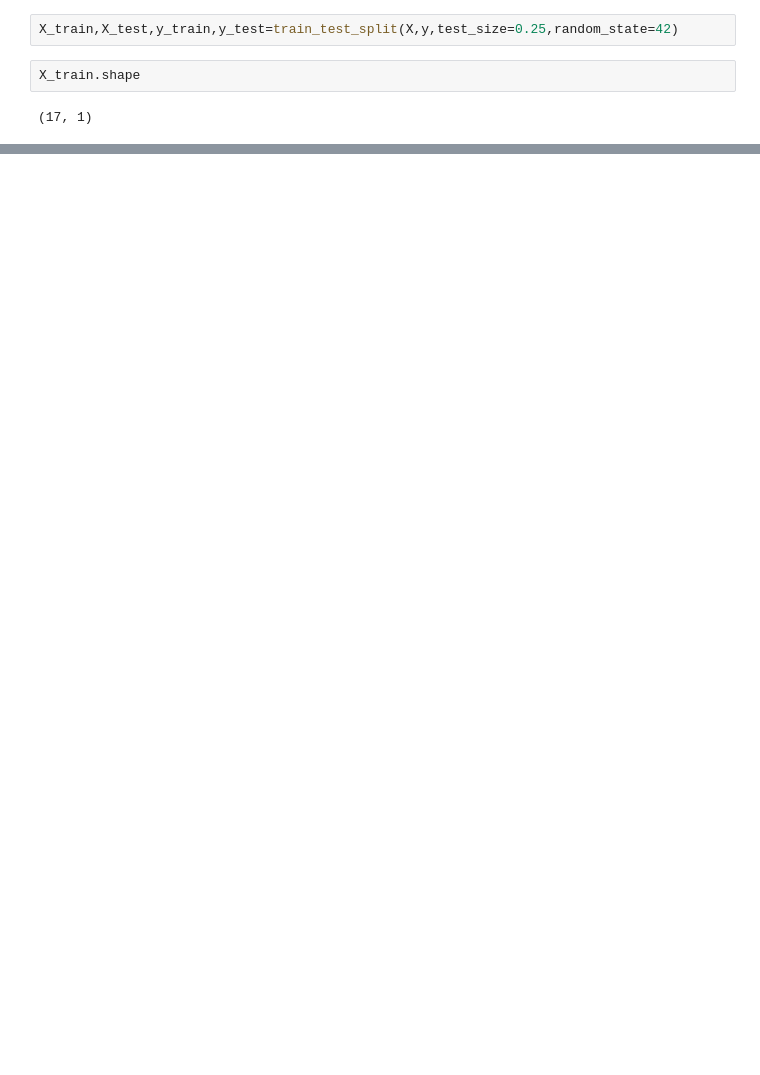
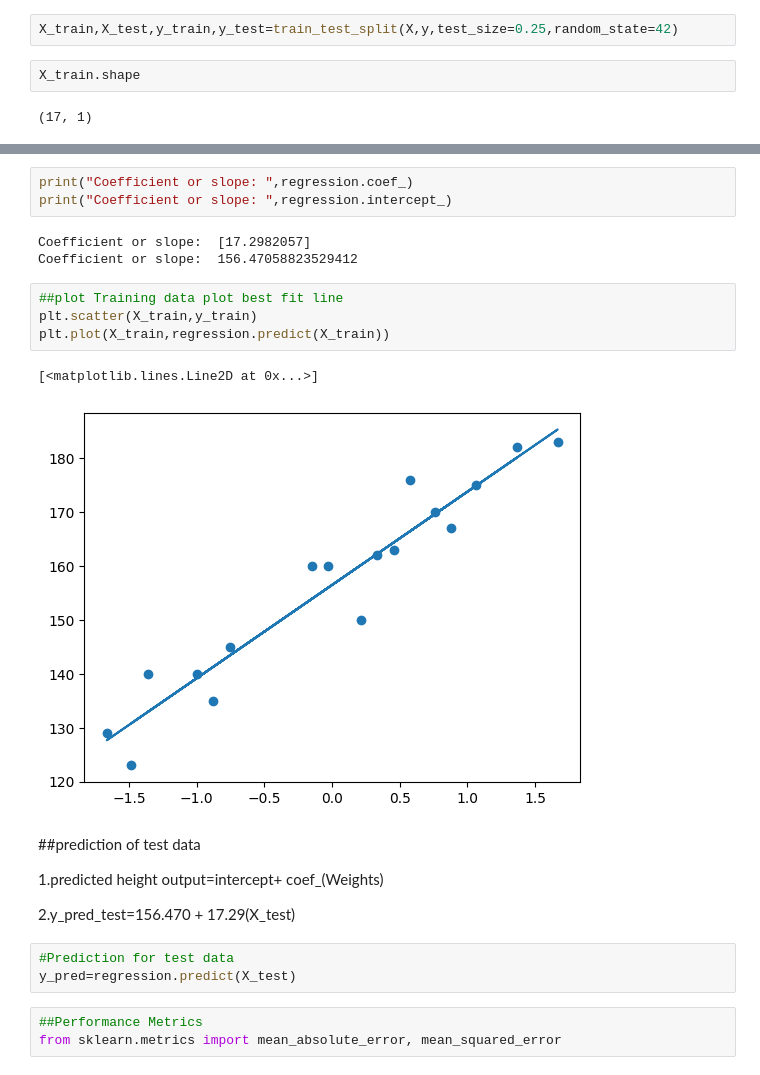
Before and after one commit to bensbasil/ML-Course, a Jupyter notebook: MachineLearningConcepts/SimpleLinearRegression.ipynb, the cells around one changed output, grey strips where cells are left out. Cells and saved outputs as stored; diff of their text form; blank space fills up the shorter version.

Commit message:
completed multiple linear regression

```diff
--- a/MachineLearningConcepts/SimpleLinearRegression.ipynb
+++ b/MachineLearningConcepts/SimpleLinearRegression.ipynb
@@ -94,0 +110,25 @@ NameError: name 'LinearRegression' is not defined
+# %%
+print("Coefficient or slope: ",regression.coef_)
+print("Coefficient or slope: ",regression.intercept_)
+# %% [output]
+Coefficient or slope:  [17.2982057]
+Coefficient or slope:  156.47058823529412
+# %%
+##plot Training data plot best fit line
+plt.scatter(X_train,y_train)
+plt.plot(X_train,regression.predict(X_train))
+# %% [output]
+[<matplotlib.lines.Line2D at 0x...>]
+[figure, added]
+# %% [markdown]
+##prediction of test data
+
+1.predicted height output=intercept+ coef_(Weights)
+
+2.y_pred_test=156.470 + 17.29(X_test)
+# %%
+#Prediction for test data
+y_pred=regression.predict(X_test)
+# %%
+##Performance Metrics
+from sklearn.metrics import mean_absolute_error, mean_squared_error
```
Also changed, not shown: parts of 22 cells of this notebook, 2 other files.
